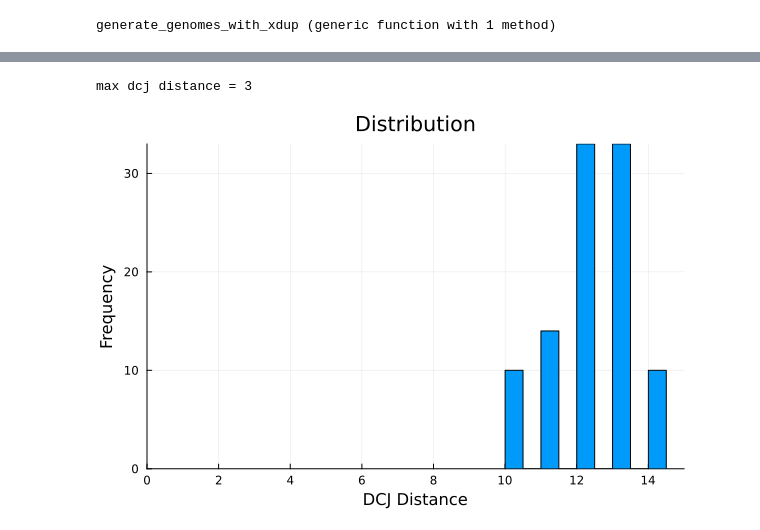
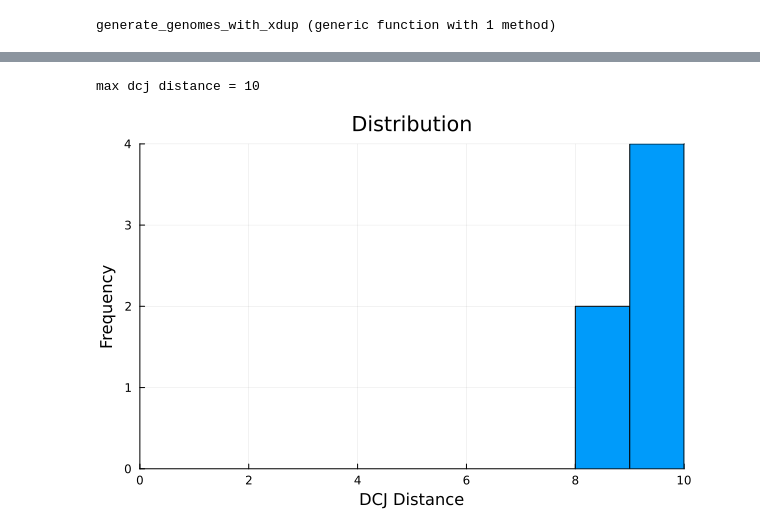
Before and after one commit to mliu31/dcj-heuristics, a Jupyter notebook: randommap.ipynb, the cells around one changed output, grey strips where cells are left out. Saved outputs shown, nothing was run; the diff lists cells and outputs as text; code cells hidden in the pictures.

```diff
--- a/randommap.ipynb
+++ b/randommap.ipynb
@@ -285,6 +285,28 @@ function generate_source_genome_with_xdup(n::Int, dup_genes:: Vector{Char})
     return src
 end
 
+function check_src_tar_balanced(src::String, target::String)
+    num_genes_src = 0
+    num_genes_tar = 0
+    for g in src
+        if g == '.' || g == ','
+            continue
+        end
+        num_genes_src += 1
+    end
+    for g in target
+        if g == '.' || g == ','
+            continue
+        end
+        num_genes_tar += 1
+    end
+
+    if num_genes_src != num_genes_tar
+        throw(ArgumentError("src and target from generate_genomes_with_xdup function aren't balanced"))
+    end
+
+end
+
 # generates target and source genomes that contain the first n letters and adds x duplicate letters
 # x >= 1
 function generate_genomes_with_xdup(n::Int, x::Int)
@@ -303,6 +325,8 @@ function generate_genomes_with_xdup(n::Int, x::Int)
     # source
     src = generate_source_genome_with_xdup(n, dup_genes)
 
+    check_src_tar_balanced(src, target)
+
     return src, target
 end
 
@@ -405,18 +429,19 @@ function randommap(S::String, P::String, num_maps::Int, mode::String)
 end
 
 
-src = "aaAAaAbbbBbbccd"  # 6a, 6b, 2c, 1d
-target = "abcdabbaacbabab"
-num_maps = 100
+# src = "aaAAaAbbbBbbccd"  # 6a, 6b, 2c, 1d
+# target = "abcdabbaacbabab"
+# num_maps = 100
 
 # src = ".a.,aab,bc"
 # target = "ba,a,b,ca"
 # num_maps = 8
 
-# n = 3
-# x = 2
-# src, target = generate_genomes_with_xdup(n, x)
-# num_maps = 10
+n = 5
+x = 5
+src, target = generate_genomes_with_xdup(n, x)
+
+num_maps = 10
 
 dcj_dist_list = randommap(src, target, num_maps, "info")
 # %% [output]
@@ -457,20 +476,20 @@ dcj distances [14, 12, 13, 12, 13, 12, 13, 11, 11, 11, 13, 12, 11, 10, 13, 13, 1
 # %%
 ### visualization
 
-max_value = length(src)
-print("max dcj distance = ", n)
+max_value = length(target)
+print("max dcj distance = ", max_value)
 
 # range for x-ticks from 0 to max_value with a step of 2
 xticks = 0:2:max_value
 
 # Create a histogram
 histogram(dcj_dist_list, title="Distribution", label="", xlabel="DCJ Distance", ylabel="Frequency",  xlims=(0, max_value), xticks=(xticks, xticks))
 
 # SOCS of distribution
 # shape -- skewed right usually
 # outliers - none
 # center - depends
 # spread -- narrow
 # %% [output]
-max dcj distance = 3
+max dcj distance = 10
-[figure, old version]
+[figure, new version]
```
Also changed, not shown: parts of 1 cell of this notebook.
